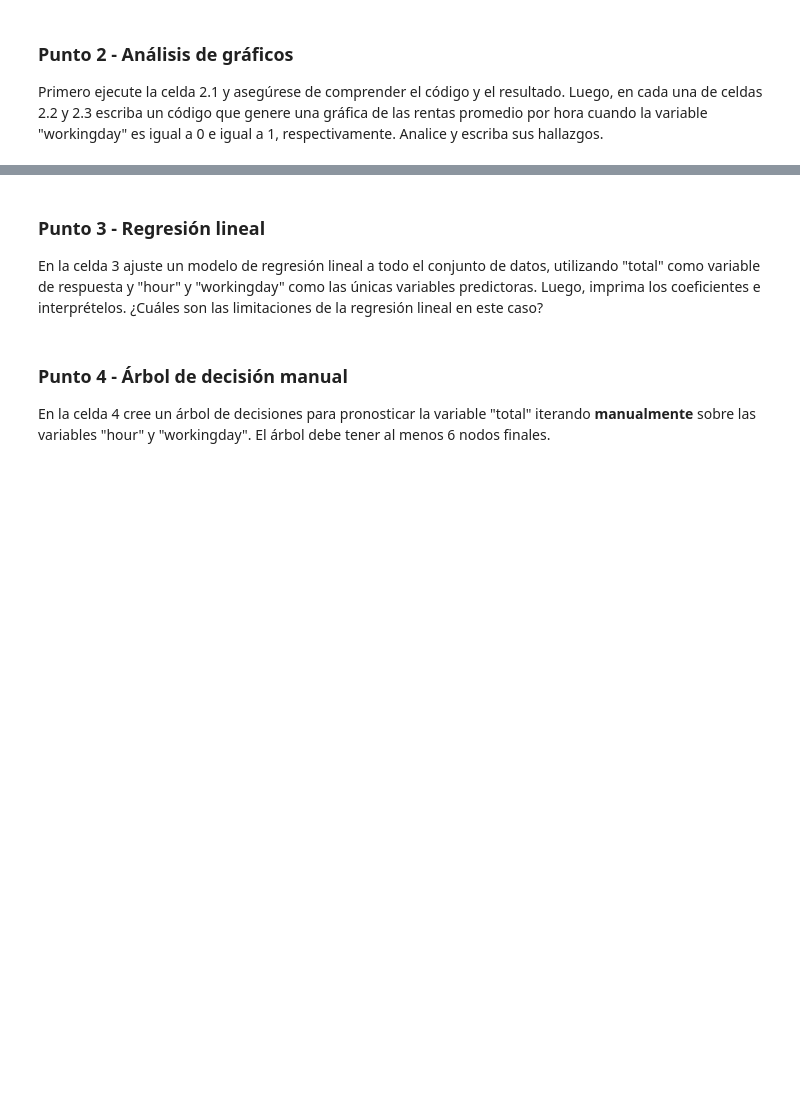
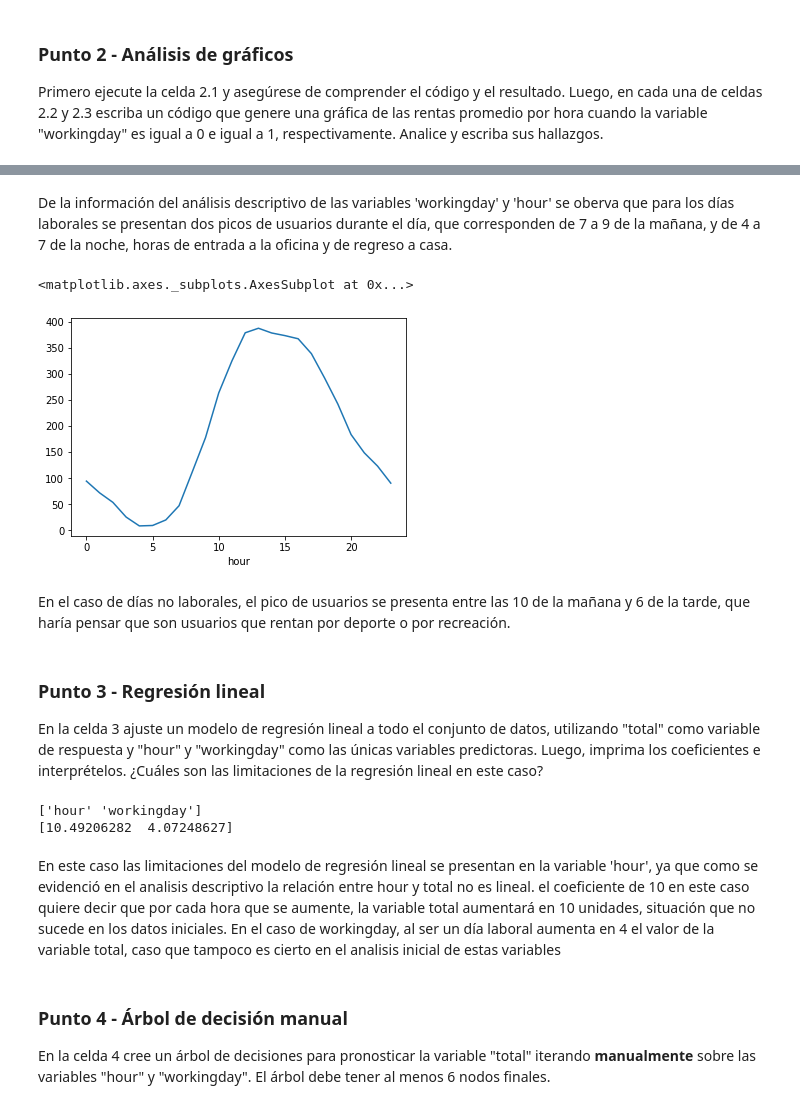
Before and after one commit to gparrag/MIAD_ML_and_NLP, a Jupyter notebook: Semana 1/S1TC1_arboles_ensamblajes.ipynb, the cells around one changed output, grey strips where cells are left out. Cells and saved outputs as stored; diff of their text form; code cells hidden in the pictures; blank space fills up the shorter version.

```diff
--- a/Semana 1/S1TC1_arboles_ensamblajes.ipynb
+++ b/Semana 1/S1TC1_arboles_ensamblajes.ipynb
@@ -92,5 +104,13 @@ bikes.groupby('hour').total.mean().plot()
+# %% [markdown]
+De la información del análisis descriptivo de las variables 'workingday' y 'hour' se oberva que para los días laborales se presentan dos picos de usuarios durante el día, que corresponden de 7 a 9 de la mañana, y de 4 a 7 de la noche, horas de entrada a la oficina y de regreso a casa.
 # %%
 # Celda 2.3 - "workingday"=1 escriba su código y hallazgos
+bikes[bikes.workingday==0].groupby('hour').total.mean().plot.line()
+# %% [output]
+<matplotlib.axes._subplots.AxesSubplot at 0x...>
+[figure, added]
+# %% [markdown]
+ En el caso de días no laborales, el pico de usuarios se presenta entre las 10 de la mañana y 6 de la tarde, que haría pensar que son usuarios que rentan por deporte o por recreación.
 # %% [markdown]
 ### Punto 3 - Regresión lineal
 En la celda 3 ajuste un modelo de regresión lineal a todo el conjunto de datos, utilizando "total" como variable de respuesta y "hour" y "workingday" como las únicas variables predictoras. Luego, imprima los coeficientes e interprételos. ¿Cuáles son las limitaciones de la regresión lineal en este caso?
@@ -99,3 +117,16 @@ En la celda 3 ajuste un modelo de regresión lineal a todo el conjunto de datos,
+# %%
+# Celda 3
+from sklearn.linear_model import LinearRegression
+X= bikes[['hour','workingday']]
+y=bikes['total']
+reg = LinearRegression().fit(X, y)
+print(reg.feature_names_in_)
+print(reg.coef_)
+# %% [output]
+['hour' 'workingday']
+[10.49206282  4.07248627]
+# %% [markdown]
+En este caso las limitaciones del modelo de regresión lineal se presentan en la variable 'hour', ya que como se evidenció en el analisis descriptivo la relación entre hour y total no es lineal. el coeficiente de 10 en este caso quiere decir que por cada hora que se aumente, la variable total aumentará en 10 unidades, situación que no sucede en los datos iniciales. En el caso de workingday, al ser un día laboral aumenta en 4 el valor de la variable total, caso que tampoco es cierto en el analisis inicial de estas variables
 # %% [markdown]
 ### Punto 4 - Árbol de decisión manual
 En la celda 4 cree un árbol de decisiones para pronosticar la variable "total" iterando **manualmente** sobre las variables "hour" y  "workingday". El árbol debe tener al menos 6 nodos finales.
```
Also changed, not shown: parts of 8 cells of this notebook.
